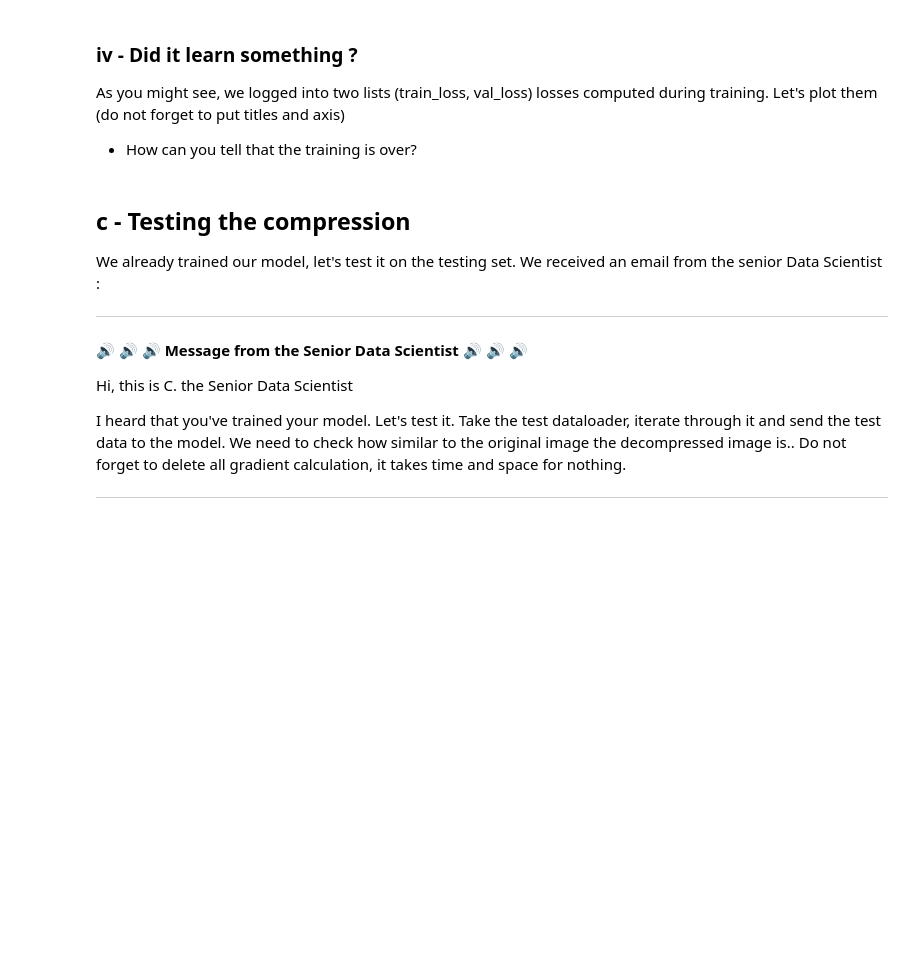
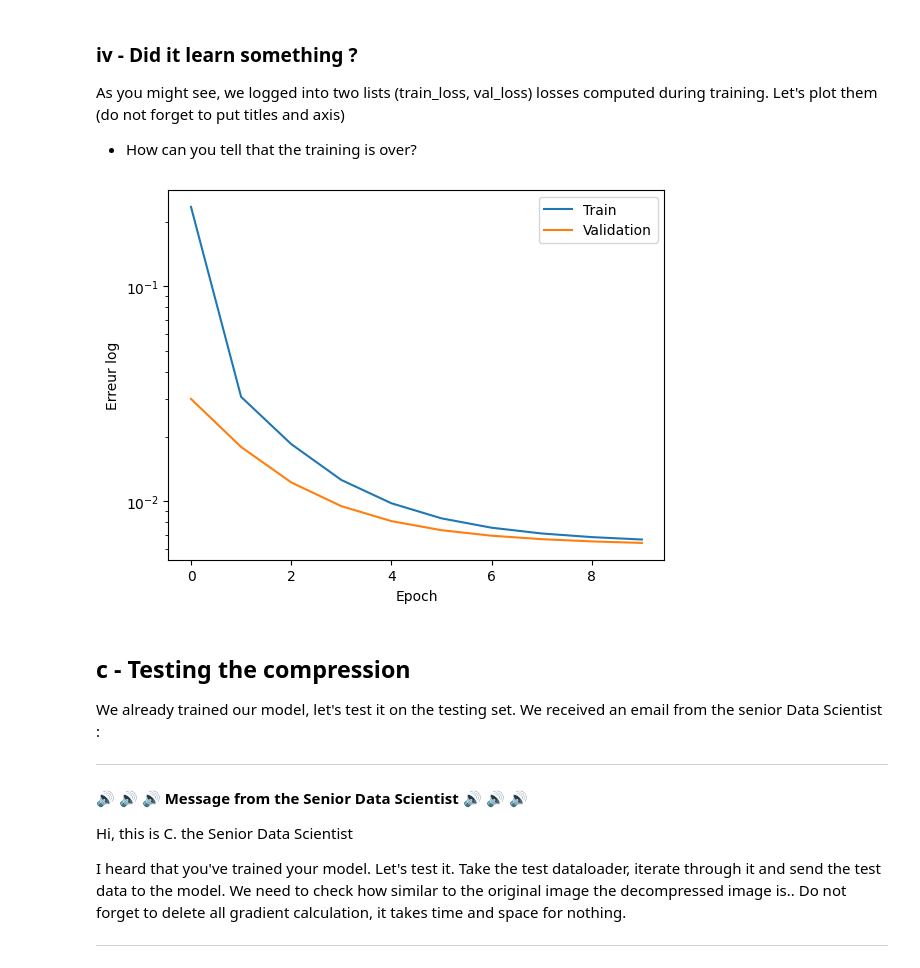
Before and after one commit to Nyries/TP1_information_Theory, a Jupyter notebook: TP2_AE_Eleve.ipynb, the cells around one changed output. Cells and saved outputs as stored; diff of their text form; code cells hidden in the pictures; blank space fills up the shorter version.

```diff
--- a/TP2_AE_Eleve.ipynb
+++ b/TP2_AE_Eleve.ipynb
@@ -284,8 +299,8 @@ class AutoEncoder_MLP(nn.Module):
 # %%
 # TODO : Create an Instance of the Model by calling the Class with the correct values
 
-model = AutoEncoder_MLP(input_size = ...,
-                        compressed_space_size= ...)
+model = AutoEncoder_MLP(input_size = 784,
+                        compressed_space_size= 64)
 
 # TODO : Print the model.
-...
+print(model)
@@ -310,7 +336,7 @@ We are reconstructing an image from its compressed version and we want the recon
 More information: https://pytorch.org/docs/stable/nn.html#loss-functions
 # %%
 # TODO : Delete the uncorrect loss
-criterion = nn.MSELoss() or nn.BCELoss()
+criterion = nn.MSELoss()
 # %% [markdown]
 ### ii - An Optimizer
 
@@ -326,9 +352,9 @@ In this case, we will use Adam Optimizer (it is efficient). Don't hesitate to ha
 More information: https://pytorch.org/docs/stable/optim.html
 # %%
 # TODO : define a small learning rate
-learning_rate =
+learning_rate = 0.001
 # TODO : load the Adam optimizer in the optimizer variable
-optimizer = torch.optim.Adam(model.parameters(), lr=....)
+optimizer = torch.optim.Adam(model.parameters(), lr=learning_rate)
 # %% [markdown]
 ### iii - Training
 
@@ -351,11 +377,11 @@ device = 'cuda' if torch.cuda.is_available() else 'cpu' # To send to the gpu
 mini_batches_print = 10 # To print every 10 mini batches
 
 # TODO : Send the model to the device using ".to"
-net = ...
+net = model.to(device)
 
 # TODO : Define your number of epochs
 
-num_epochs = ...
+num_epochs = 10
 
 loss_train , loss_val = [], []
 for epoch in range(num_epochs) :
@@ -363,21 +389,21 @@ for epoch in range(num_epochs) :
     # TODO : Create your Training Loop
     for i, data in enumerate(train_loader, 0):
         # TODO : load the data into two variables
-        image, label = ...
+        image, labelx = data[0].to(device),data[1]
 
         # TODO : reshape the input image using .view() so that it fits the input layers neuron numbers.
         # Don't forget the Batch Size, the 1rst dimension must always be the Batch Size
-        image_reshaped, label = ...
+        image_reshaped= image.view(data[0].shape[0],-1)
         optimizer.zero_grad()
 
         # TODO : send the image to the model
-        outputs = net(...)
+        outputs = net(image_reshaped)
 
         # TODO/Questions : Do we need to reshape the input image ? If yes, reshape the image
-        outputs = ...
+        outputs = outputs.view(outputs.size(0),-1)
 
         # TODO : Compute the loss. Don't forget to send the image to the device
-        loss = criterion(... ,... )
+        loss = criterion( outputs,image_reshaped )
 
         loss.backward()
         optimizer.step()
@@ -392,11 +418,10 @@ for epoch in range(num_epochs) :
       for i, data in enumerate(val_loader, 0):
         # TODO : Do the same as the Train loop but delete everything related to weight update (optimizer, loss backwards ...)
         image, label = data[0].view(data[0].shape[0],-1).to(device), data[1]
-        outputs = ...
-        outputs = ...
-        loss = ...
+        outputs = net(image)
+        outputs = outputs.view(outputs.size(0),-1)
+        loss = criterion(outputs,image)
         optimizer.zero_grad() # Keep or not ?
-        loss.backward() # Keep or not ?
 
         running_loss_v += loss.item()
         if i == mini_batches_print :
@@ -411,10 +457,16 @@ As you might see, we logged into two lists (train_loss, val_loss) losses compute
 # %%
 # TODO : plot the train and val loss on the same graph using matplotlib.pyplot.
 # Always put legend on your graphs
 
-plt.plot(...)
-plt.plot(...)
+plt.plot(loss_train)
+plt.plot(loss_val)
+plt.yscale('log')
+plt.ylabel('Erreur log')
+plt.xlabel('Epoch')
+plt.legend(['Train','Validation'])
 plt.show()
+# %% [output]
+[figure, added]
 # %% [markdown]
 ## c - Testing the compression
 
```
Also changed, not shown: parts of 11 cells of this notebook, 2 other files.
